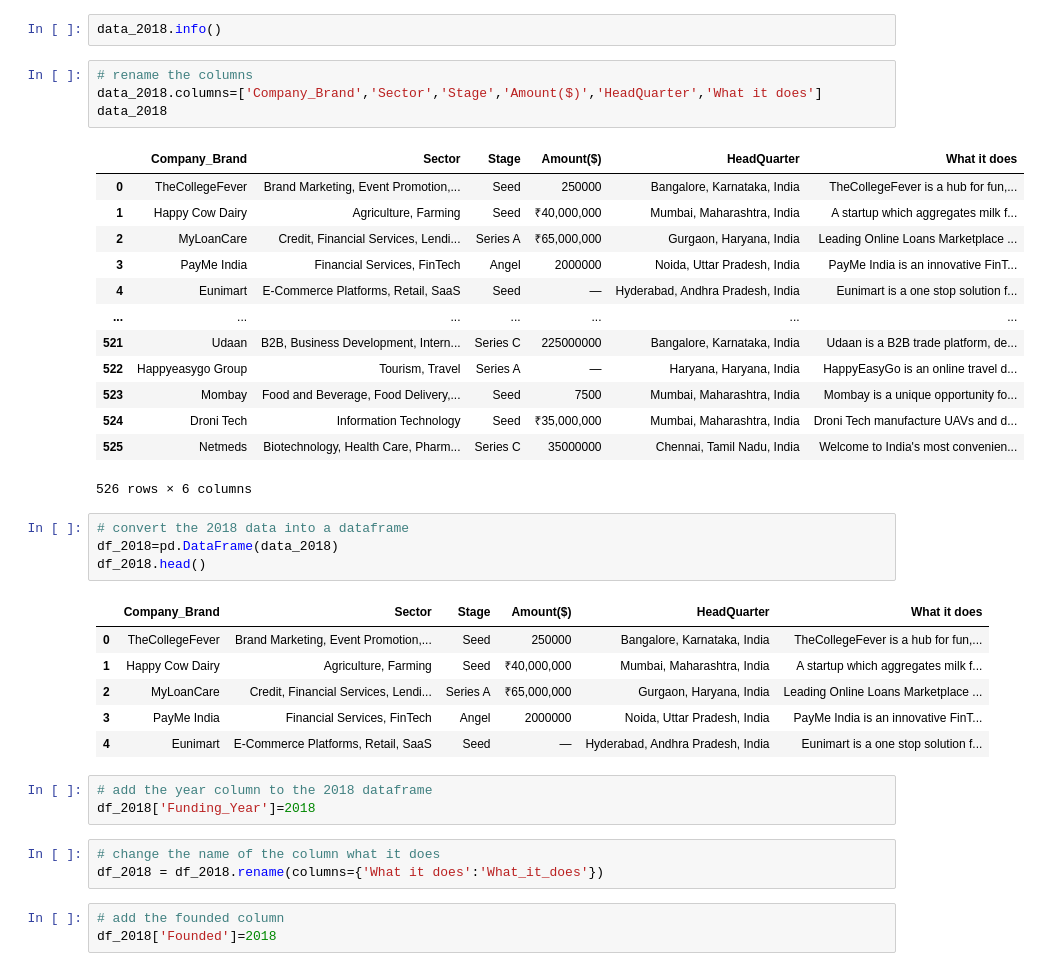
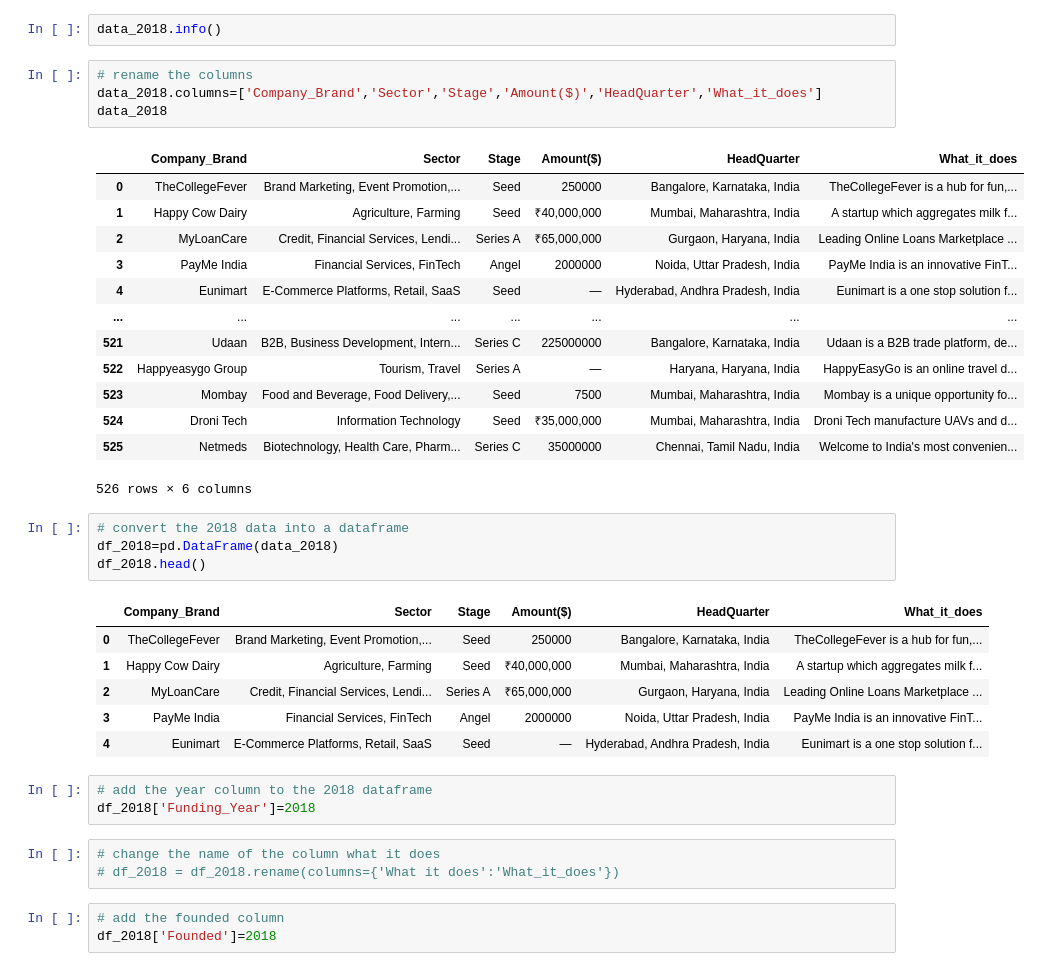
Before and after one commit to zeemanzak/Hypothesis-Testing-and-Eda-on-Indian-Startups-Ecosystem, a Jupyter notebook: notebooks/main.ipynb, the cells around one changed output. Drawn from its saved outputs; the diff is of its cells as text.

```diff
--- a/notebooks/main.ipynb
+++ b/notebooks/main.ipynb
@@ -1520,10 +1514,10 @@ cleaning the 2018 dataset
 data_2018.info()
 # %%
 # rename the columns
-data_2018.columns=['Company_Brand','Sector','Stage','Amount($)','HeadQuarter','What it does']
+data_2018.columns=['Company_Brand','Sector','Stage','Amount($)','HeadQuarter','What_it_does']
 data_2018
 # %% [output]
-|  | Company_Brand | Sector | Stage | Amount($) | HeadQuarter | What it does |
+|  | Company_Brand | Sector | Stage | Amount($) | HeadQuarter | What_it_does |
 | 0 | TheCollegeFever | Brand Marketing, Event Promotion,... | Seed | 250000 | Bangalore, Karnataka, India | TheCollegeFever is a hub for fun,... |
 | 1 | Happy Cow Dairy | Agriculture, Farming | Seed | ₹40,000,000 | Mumbai, Maharashtra, India | A startup which aggregates milk f... |
 | 2 | MyLoanCare | Credit, Financial Services, Lendi... | Series A | ₹65,000,000 | Gurgaon, Haryana, India | Leading Online Loans Marketplace ... |
@@ -1541,7 +1535,7 @@ data_2018
 df_2018=pd.DataFrame(data_2018)
 df_2018.head()
 # %% [output]
-|  | Company_Brand | Sector | Stage | Amount($) | HeadQuarter | What it does |
+|  | Company_Brand | Sector | Stage | Amount($) | HeadQuarter | What_it_does |
 | 0 | TheCollegeFever | Brand Marketing, Event Promotion,... | Seed | 250000 | Bangalore, Karnataka, India | TheCollegeFever is a hub for fun,... |
 | 1 | Happy Cow Dairy | Agriculture, Farming | Seed | ₹40,000,000 | Mumbai, Maharashtra, India | A startup which aggregates milk f... |
 | 2 | MyLoanCare | Credit, Financial Services, Lendi... | Series A | ₹65,000,000 | Gurgaon, Haryana, India | Leading Online Loans Marketplace ... |
@@ -1552,7 +1546,7 @@ df_2018.head()
 df_2018['Funding_Year']=2018
 # %%
 # change the name of the column what it does
-df_2018 = df_2018.rename(columns={'What it does':'What_it_does'})
+# df_2018 = df_2018.rename(columns={'What it does':'What_it_does'})
 # %%
 # add the founded column
 df_2018['Founded']=2018
```
Also changed, not shown: parts of 21 cells of this notebook.
